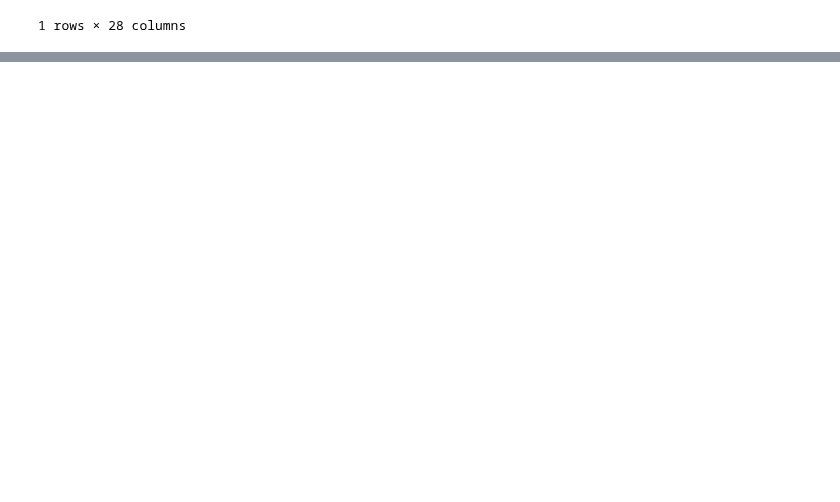
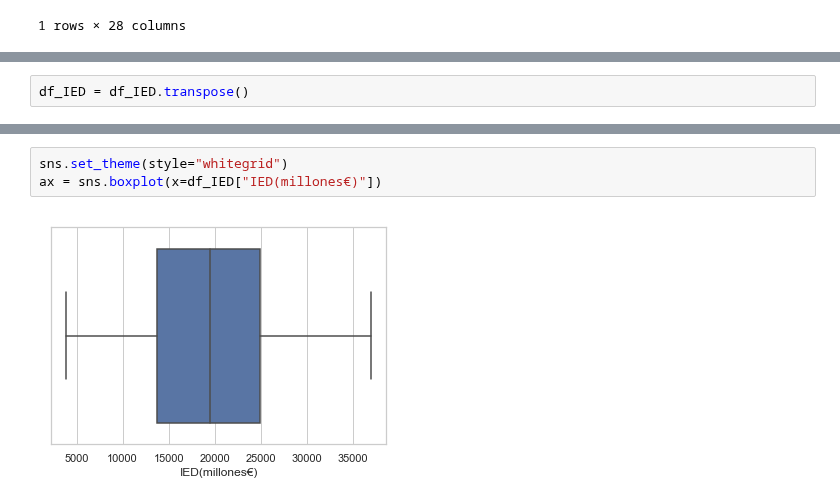
Before and after one commit to Afri-cola/Kschool-TFM, a Jupyter notebook: Edit_IED a Euro.ipynb, the cells around one changed output, grey strips where cells are left out. Cells and saved outputs as stored; diff of their text form; blank space fills up the shorter version.

```diff
--- a/Edit_IED a Euro.ipynb
+++ b/Edit_IED a Euro.ipynb
@@ -130,0 +97,2 @@ Stored 'df_IED' (DataFrame)
+# %%
+df_IED = df_IED.transpose()
@@ -130,0 +111,5 @@ Stored 'df_IED' (DataFrame)
+# %%
+sns.set_theme(style="whitegrid")
+ax = sns.boxplot(x=df_IED["IED(millones€)"])
+# %% [output]
+[figure, added]
```
Also changed, not shown: parts of 12 cells of this notebook.
